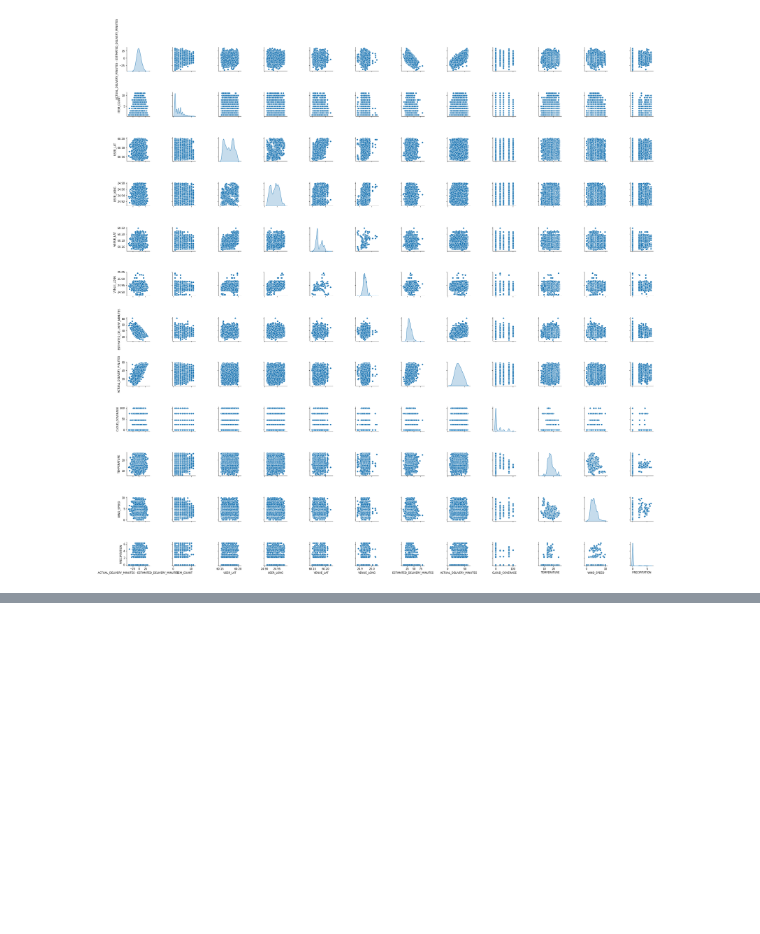
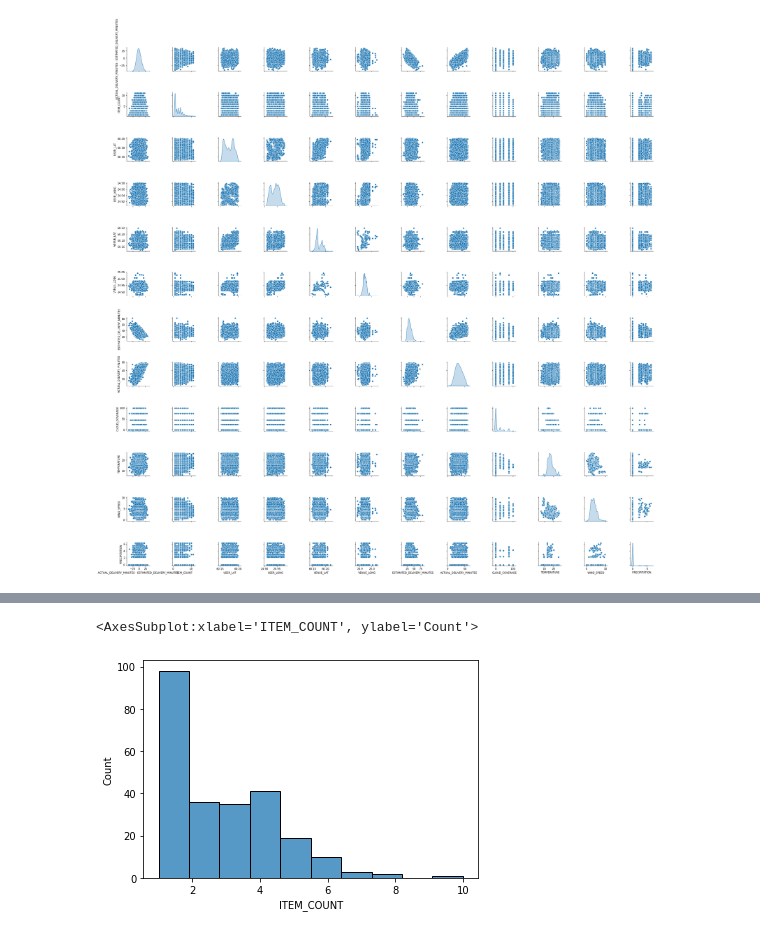
Before and after one commit to dmuiruri/woltorders, a Jupyter notebook: WoltProject.ipynb, the cells around one changed output, grey strips where cells are left out. Cells and saved outputs as stored; diff of their text form; code cells hidden in the pictures; blank space fills up the shorter version.

```diff
--- a/WoltProject.ipynb
+++ b/WoltProject.ipynb
@@ -47,0 +69,5 @@ DatetimeIndex(['2020-08-01 06:07:00', '2020-08-01 06:17:00',
+# %%
+sns.histplot(data=data.loc['08/20/2020']['ITEM_COUNT'])
+# %% [output]
+<AxesSubplot:xlabel='ITEM_COUNT', ylabel='Count'>
+[figure, added]
```
Also changed, not shown: parts of 5 cells of this notebook.
